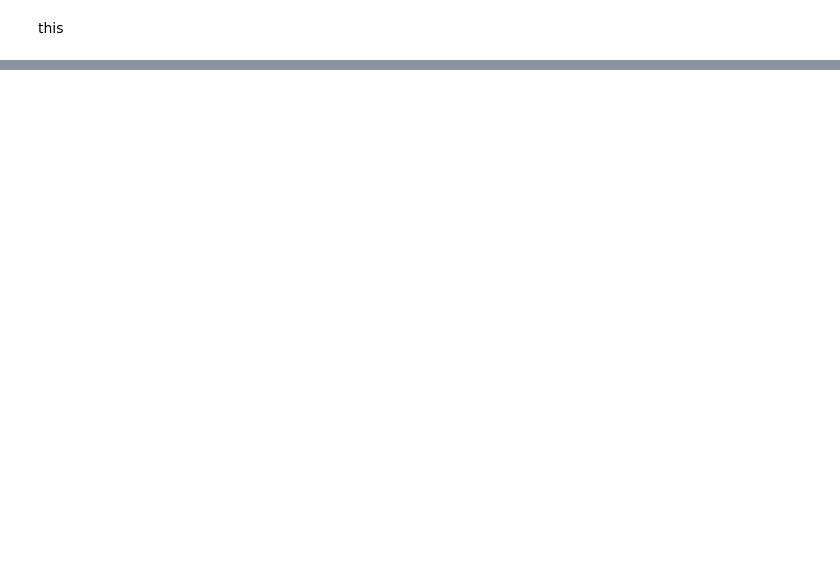
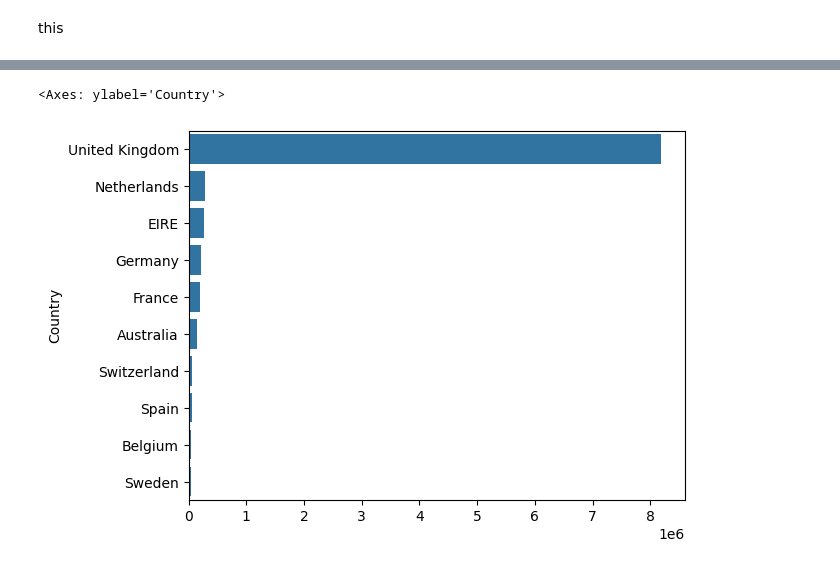
Before and after one commit to gts0025/python_projects, a Jupyter notebook: AI and data/online+retail/retail_data_analysis.ipynb, the cells around one changed output, grey strips where cells are left out. Saved outputs shown, nothing was run; the diff lists cells and outputs as text; code cells hidden in the pictures; blank space fills up the shorter version.

```diff
--- a/AI and data/online+retail/retail_data_analysis.ipynb
+++ b/AI and data/online+retail/retail_data_analysis.ipynb
@@ -12,0 +122,9 @@ this
+# %%
+by_country = data.groupby(data["Country"])["revenue"].sum()
+sorted_coutry = by_country.sort_values(ascending=False)
+#print(sorted_coutry)
+topcoutries = sorted_coutry[:10]
+sns.barplot(x = topcoutries.values, y = topcoutries.index)
+# %% [output]
+<Axes: ylabel='Country'>
+[figure, added]
```
Also changed, not shown: parts of 12 cells of this notebook, 4 other files.
